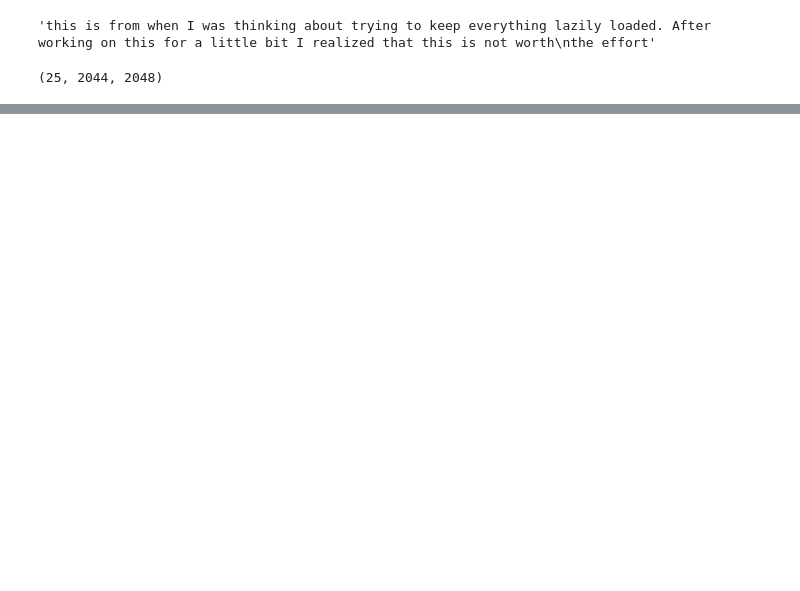
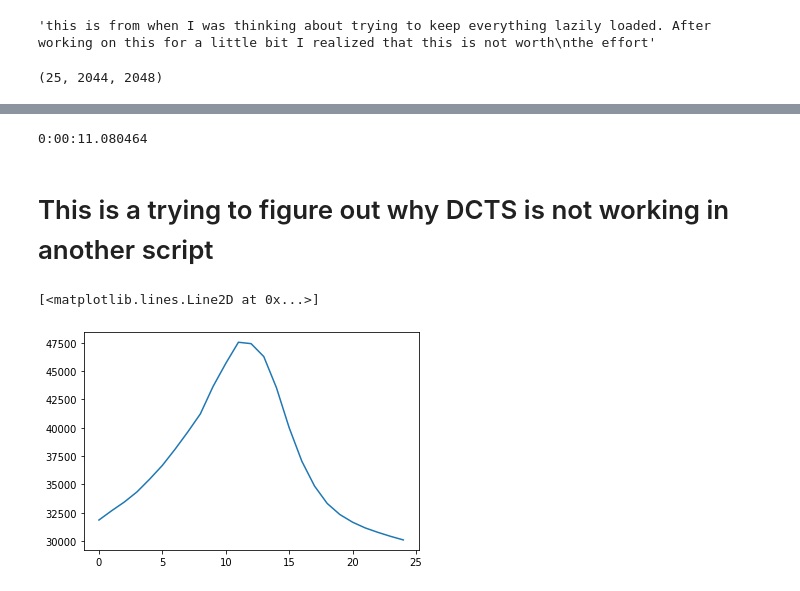
Before and after one commit to tdaugird/Legant_lab, a Jupyter notebook: 200610_adipogenesis_timecourse_r10_v2/vdr-gr-testing/no_dapi_testing.ipynb, the cells around one changed output, grey strips where cells are left out. Saved outputs shown, nothing was run; the diff lists cells and outputs as text; code cells hidden in the pictures; blank space fills up the shorter version.

```diff
--- a/200610_adipogenesis_timecourse_r10_v2/vdr-gr-testing/no_dapi_testing.ipynb
+++ b/200610_adipogenesis_timecourse_r10_v2/vdr-gr-testing/no_dapi_testing.ipynb
@@ -233,0 +274,8 @@ array([[14]], dtype=int64)
+# %%
+c1_3d = img_4d[0, :, :, :].astype('uint16')
+c2_3d = img_4d[1, :, :, :].astype('uint16')
+c3_3d = img_4d[2, :, :, :].astype('uint16')
+
+io.imsave('c1.tif', c1_3d)
+io.imsave('c2.tif', c2_3d)
+io.imsave('c3.tif', c3_3d)
@@ -254,0 +420,30 @@ new_img.shape
+# %%
+start = datetime.datetime.now()
+np.linalg.inv(test_mat)
+print(datetime.datetime.now() - start)
+# %% [output]
+0:00:11.080464
+# %% [markdown]
+# This is a trying to figure out why DCTS is not working in another script
+# %%
+os.chdir(r'Y:\TAD\200610_adipogenesis_timecourse_r10_v2\gr-rxr-set')
+nd2_multipoints = ND2Reader('stad425_rois004.nd2') # read in a vdr-gr-cebpb image that has no dapi
+nd2_multipoints.bundle_axes = 'czyx' #bundle the channel and zyx coordinates
+nd2_multipoints.iter_axes = 'v' # set the index to the field of view
+img_5d = np.array(nd2_multipoints[:2], dtype = float) #change the pims image into a numpy array containing float
+# %%
+for fov in range(img_5d.shape[0]): #iterate over the fields of view
+    img_4d = img_5d[fov, :, :, :] #pull out a single filed of view. This has all three c and zyx
+
+    ''' I would like to find where the middle slice is first'''
+    c2_3d = img_4d[2, :, :, :] #vdr zstack
+    dcts_lst = [] #dictionary to be populated with the DCTS of each slice inf c2_3d
+    for zslice in range(c2_3d.shape[0]): #iterate over each slice in the z stack pull out the DCTS
+        c2_ = c2_3d[zslice, :, :] #choose individual slice
+        dcts_lst.append(dcts(c2_)) #append the runnining list with the value of DCTS for this slice
+    mid_slice = np.argwhere(np.array(dcts_lst) == np.max(dcts_lst)) #max value of DCTS lst is the middle slice
+# %%
+plt.plot(list(range(len(dcts_lst))), dcts_lst)
+# %% [output]
+[<matplotlib.lines.Line2D at 0x...>]
+[figure, added]
```
Also changed, not shown: parts of 35 cells of this notebook, 42 other files.
